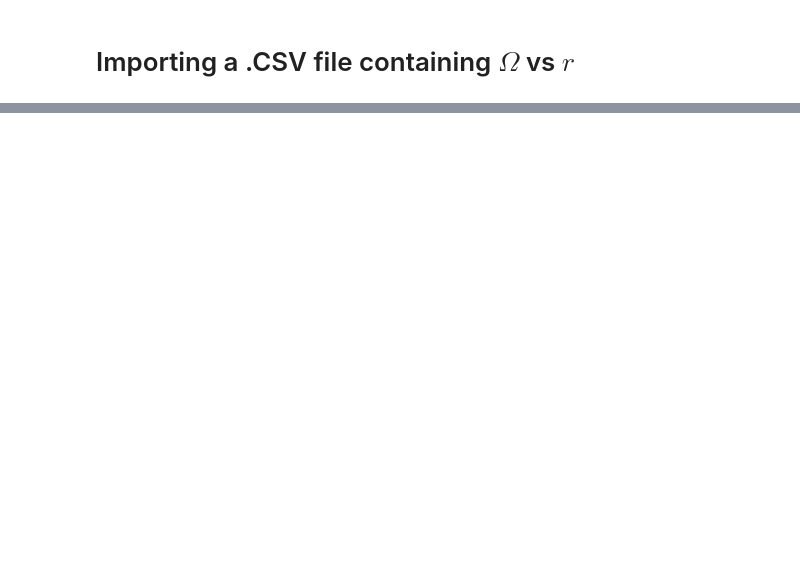
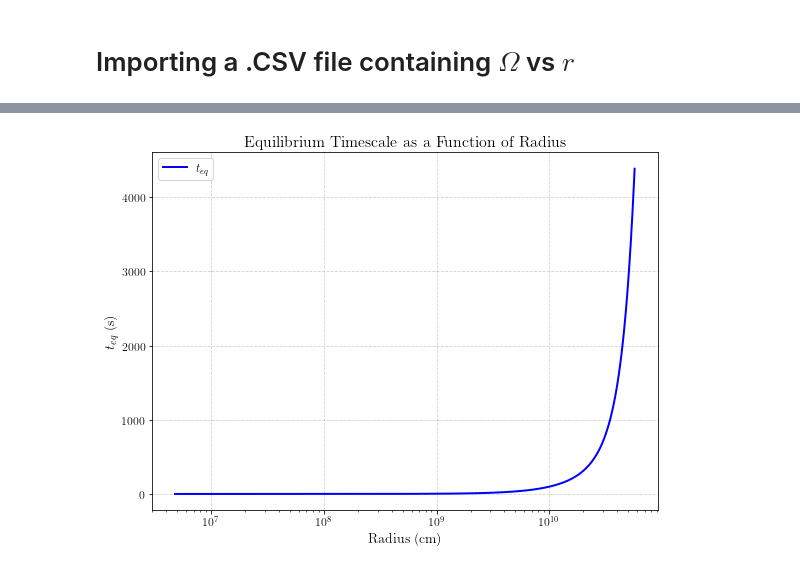
Before and after one commit to gibranmr/accretion, a Jupyter notebook: accretion.ipynb, the cells around one changed output, grey strips where cells are left out. Drawn from its saved outputs; the diff is of its cells as text; code cells hidden in the pictures; blank space fills up the shorter version.

```diff
--- a/accretion.ipynb
+++ b/accretion.ipynb
@@ -579,0 +635,60 @@ plt.show()
+# %%
+
+import numpy as np
+import matplotlib.pyplot as plt
+import pandas as pd
+from scipy.interpolate import interp1d
+
+# Constants in cgs units
+G = 6.67430e-8  # Gravitational constant in cm^3/g/s^2
+M = 1.989e33    # Solar mass in grams
+theta = np.pi / 4  # Example value for theta (you can adjust)
+
+# Loading the CSV data
+data_Omega = pd.read_csv('./Data/log_Omega_vs_r.csv', header=None, sep=";", decimal=",")
+radius_values_Omega = data_Omega[0].values
+log_Omega = data_Omega[1].values
+
+# Building an interpolation function for Omega as a function of radius
+Omega_interpolated = interp1d(radius_values_Omega, 10**log_Omega, kind='cubic', fill_value="extrapolate", bounds_error=False)
+
+# Defining a range of radii for interpolation
+min_radius = min(radius_values_Omega)
+max_radius = max(radius_values_Omega)
+num_points = 10000
+radius_range_Omega = np.linspace(min_radius, max_radius, num_points)
+
+# Interpolating Omega values in rad/s units
+interpolated_Omega_rad_per_s = Omega_interpolated(radius_range_Omega)
+
+# Keplerian angular velocity in rad/s
+def Omega_k(r):
+    return np.sqrt(G * M / r**3)
+
+# Defining a function for t_eq in seconds
+def t_eq(r):
+    omega_val = Omega_interpolated(r)
+    omega_k_val = Omega_k(r)
+    omega_ratio = (omega_val * np.sin(theta)) / omega_k_val
+    factor = 1 + (3/4) * omega_ratio**2
+    return np.pi / (2**(3/2) * omega_k_val) * factor
+
+# Compute t_eq for each r in the radius range (in seconds)
+t_eq_values = [t_eq(r) for r in radius_range_Omega]
+
+# Plot
+plt.figure(figsize=(8, 6))
+plt.semilogx(radius_range_Omega, t_eq_values, label='$t_{eq}$', linewidth=2, color='b')
+plt.xlabel('Radius (cm)', fontsize=14)
+plt.ylabel('$t_{eq}$ (s)', fontsize=14)
+plt.title('Equilibrium Timescale as a Function of Radius', fontsize=16)
+plt.grid(True, linestyle='--', alpha=0.6)
+plt.legend(fontsize=12)
+plt.tick_params(labelsize=12)
+plt.tight_layout()
+
+
+#plt.savefig('equilibrium_timescale.pdf', dpi=300)
+plt.show()
+# %% [output]
+[figure, added]
```
Also changed, not shown: parts of 25 cells of this notebook.
